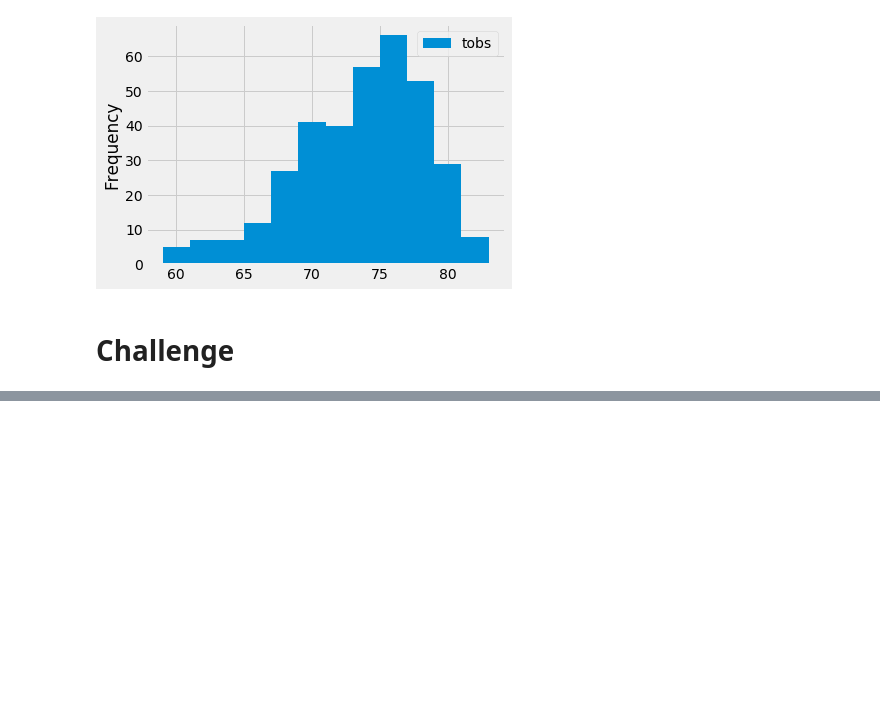
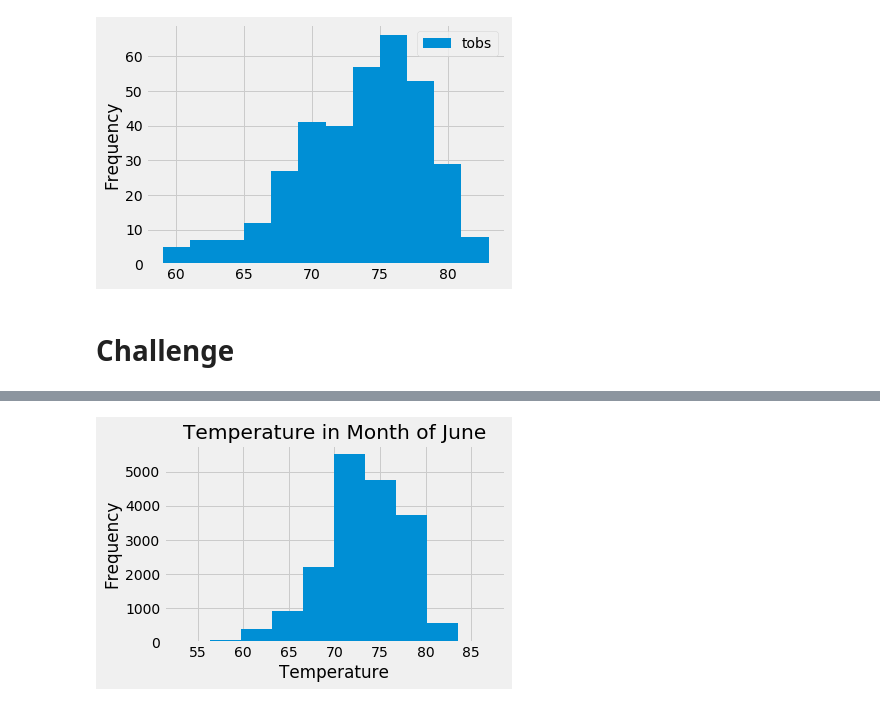
Before and after one commit to hkyopreston/surfs_up, a Jupyter notebook: climate_analysis.ipynb, the cells around one changed output, grey strips where cells are left out. Saved outputs shown, nothing was run; the diff lists cells and outputs as text; code cells hidden in the pictures; blank space fills up the shorter version.

```diff
--- a/climate_analysis.ipynb
+++ b/climate_analysis.ipynb
@@ -191,0 +200,5 @@ plt.tight_layout()
+# %%
+results = session.query(Measurement.date)
+tmp = pd.DataFrame(results, columns=['date'])
+
+tmp.head()
@@ -191,0 +212,9 @@ plt.tight_layout()
+# %%
+def get_min_max_years():
+    '''
+    This function gets start and end year from Measurement
+    '''
+    results = session.query(func.min(Measurement.date), func.max(Measurement.date)).all()
+    return results[0][0].split('-')[0], results[0][1].split('-')[0]
+
+get_min_max_years()
@@ -191,0 +223,5 @@ plt.tight_layout()
+# %%
+start = '2010-06-01'
+end = '2017-06-30'
+session.query(Measurement.date, Measurement.prcp, Measurement.tobs, Measurement.station).\
+filter(Measurement.date >= start).filter(Measurement.date <= end).all()
@@ -191,0 +246,16 @@ plt.tight_layout()
+# %%
+def get_stat_for_month(mon_val):
+    '''
+    This will get stat for a specified month for all years and return dataframe with information
+    '''
+    if len(mon_val) != 2:
+        print('Error in month format')
+        return
+    year_range = get_min_max_years()
+    start = f'{year_range[0]}-{mon_val}-01'
+    end = f'{year_range[1]}-{mon_val}-30'
+    return key_stat_data(start, end)
+
+june_df = get_stat_for_month('06')
+
+june_df.head()
@@ -191,0 +281,7 @@ plt.tight_layout()
+# %%
+june_df['tobs'].plot.hist()
+plt.xlabel('Temperature')
+plt.title('Temperature in Month of June')
+plt.tight_layout()
+# %% [output]
+[figure, added]
```
Also changed, not shown: parts of 11 cells of this notebook.
